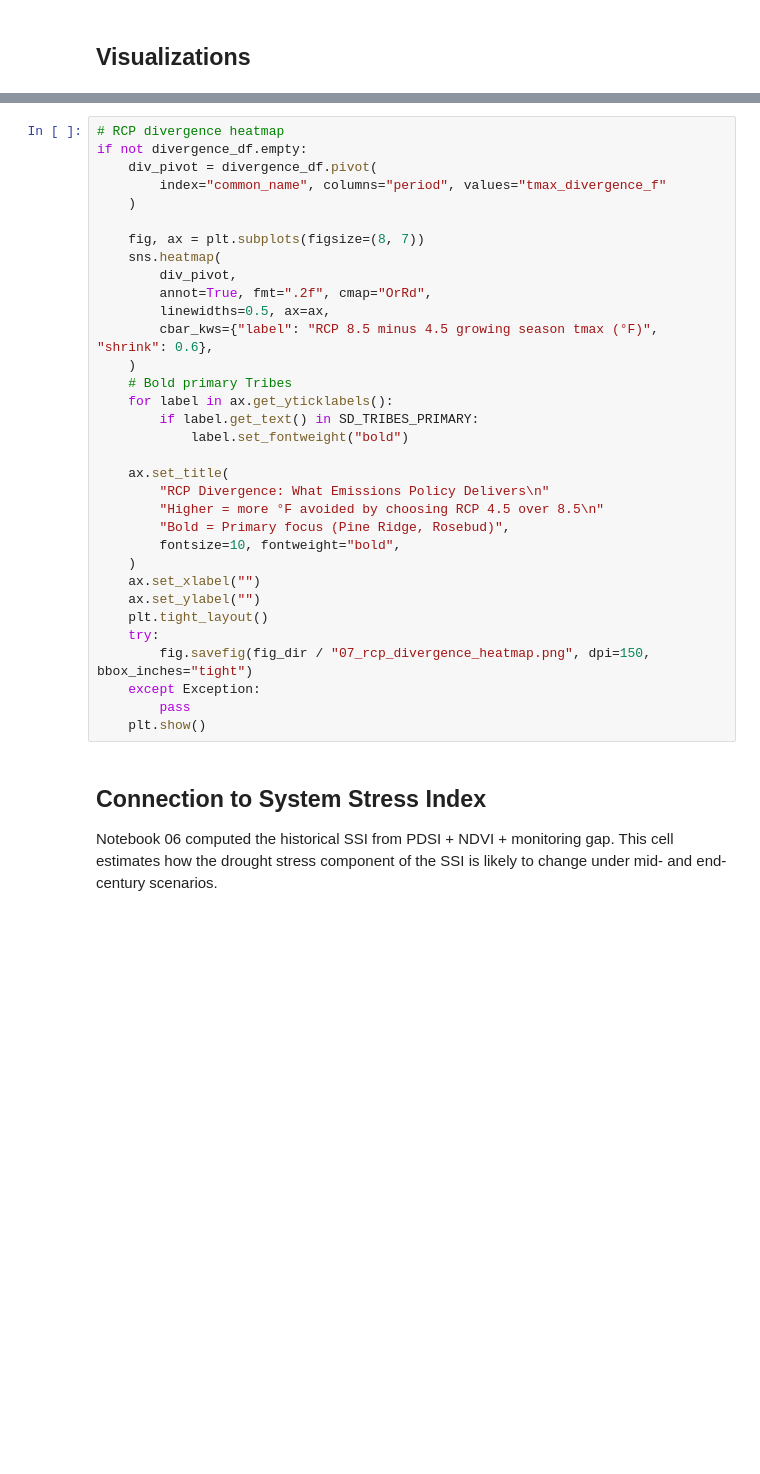
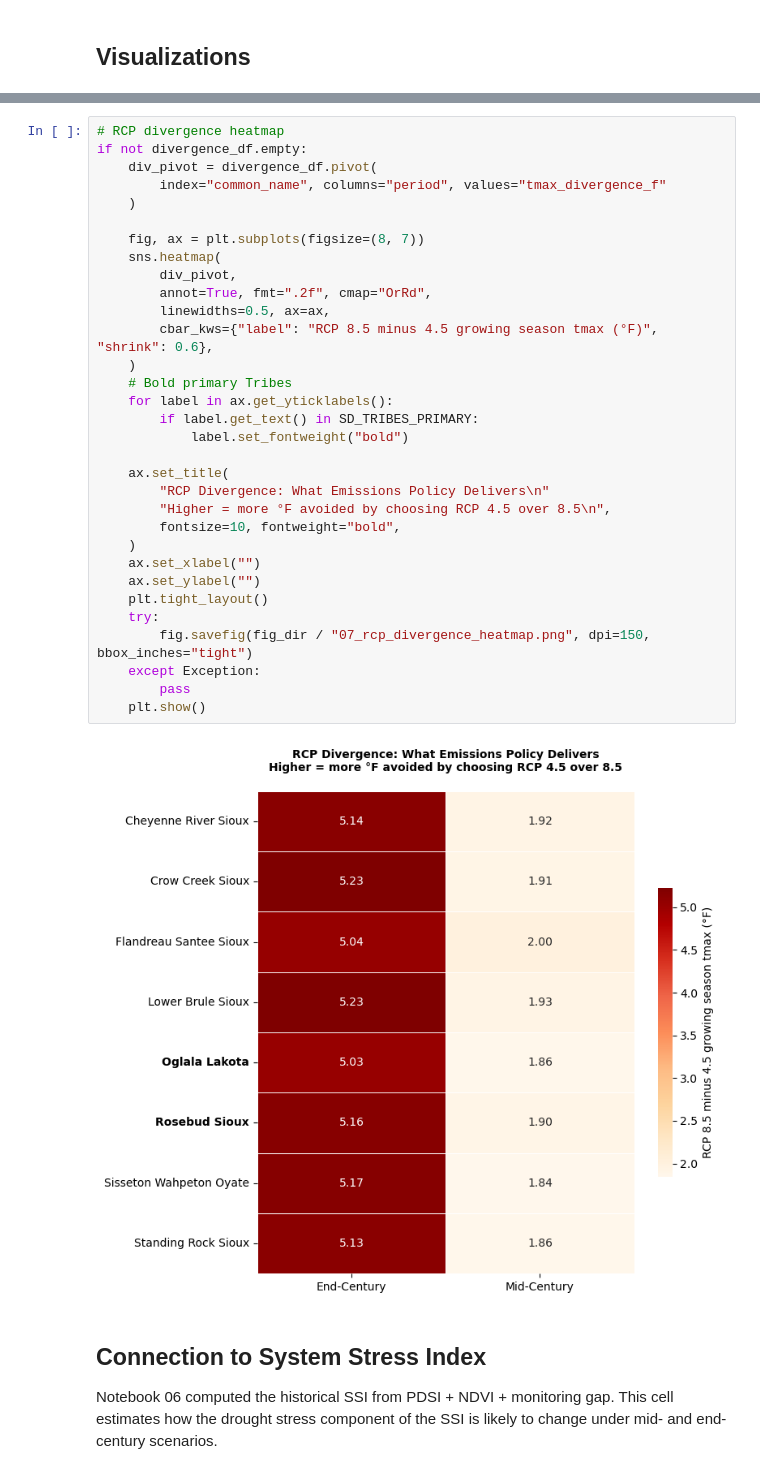
Before and after one commit to olc-techsupport/Agriculture-Tribal-Agricultural-Science, a Jupyter notebook: notebooks/07_climate_projections_agriculture.ipynb, the cells around one changed output, grey strips where cells are left out. Saved outputs shown, nothing was run; the diff lists cells and outputs as text; blank space fills up the shorter version.

```diff
--- a/notebooks/07_climate_projections_agriculture.ipynb
+++ b/notebooks/07_climate_projections_agriculture.ipynb
@@ -623,35 +739,36 @@ plt.show()
 # RCP divergence heatmap
 if not divergence_df.empty:
     div_pivot = divergence_df.pivot(
         index="common_name", columns="period", values="tmax_divergence_f"
     )
 
     fig, ax = plt.subplots(figsize=(8, 7))
     sns.heatmap(
         div_pivot,
         annot=True, fmt=".2f", cmap="OrRd",
         linewidths=0.5, ax=ax,
         cbar_kws={"label": "RCP 8.5 minus 4.5 growing season tmax (°F)", "shrink": 0.6},
     )
     # Bold primary Tribes
     for label in ax.get_yticklabels():
         if label.get_text() in SD_TRIBES_PRIMARY:
             label.set_fontweight("bold")
 
     ax.set_title(
         "RCP Divergence: What Emissions Policy Delivers\n"
-        "Higher = more °F avoided by choosing RCP 4.5 over 8.5\n"
-        "Bold = Primary focus (Pine Ridge, Rosebud)",
+        "Higher = more °F avoided by choosing RCP 4.5 over 8.5\n",
         fontsize=10, fontweight="bold",
     )
     ax.set_xlabel("")
     ax.set_ylabel("")
     plt.tight_layout()
     try:
         fig.savefig(fig_dir / "07_rcp_divergence_heatmap.png", dpi=150, bbox_inches="tight")
     except Exception:
         pass
     plt.show()
+# %% [output]
+[figure, added]
 # %% [markdown]
 ## Connection to System Stress Index
 Notebook 06 computed the historical SSI from PDSI + NDVI + monitoring gap.
```
Also changed, not shown: parts of 15 cells of this notebook, 4 other files.
